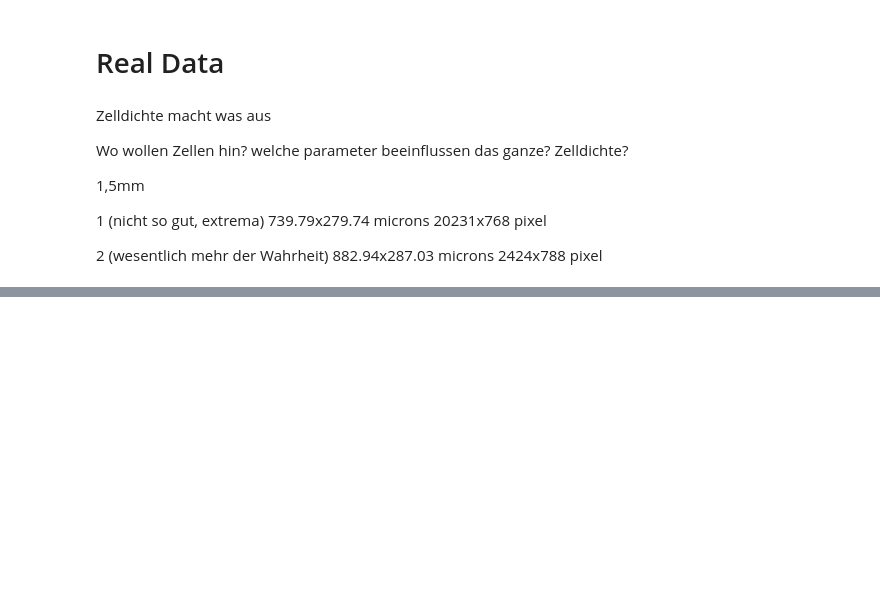
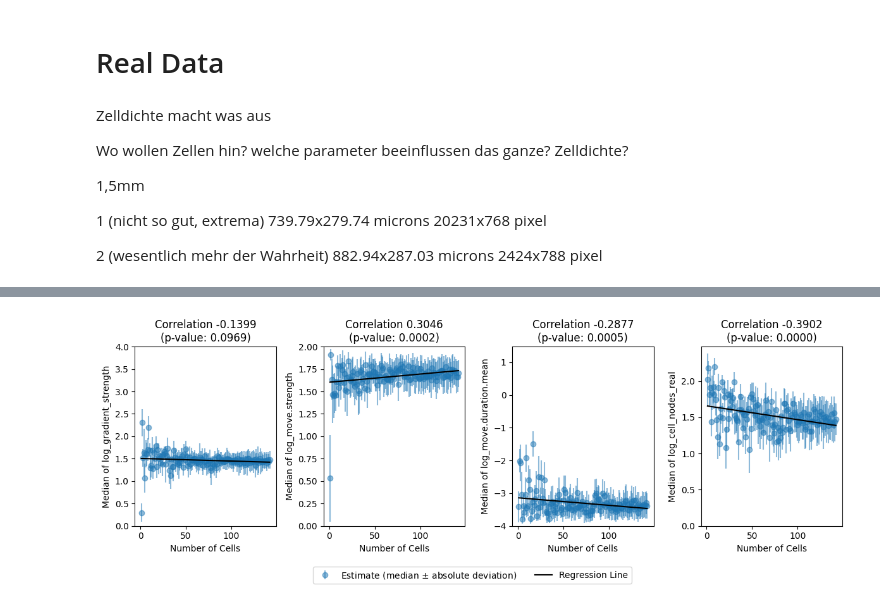
Before and after one commit to arrjon/CellMigration, a Jupyter notebook: learned_summaries/cell_migration_bayesflow.ipynb, the cells around one changed output, grey strips where cells are left out. Saved outputs shown, nothing was run; the diff lists cells and outputs as text; code cells hidden in the pictures; blank space fills up the shorter version.

```diff
--- a/learned_summaries/cell_migration_bayesflow.ipynb
+++ b/learned_summaries/cell_migration_bayesflow.ipynb
@@ -486,0 +627,34 @@ if trainer.amortizer.summary_loss is not None:
+# %%
+real_posterior_samples_partial_median = np.median(real_posterior_samples_partial, axis=1)
+real_posterior_samples_partial_std = median_abs_deviation(real_posterior_samples_partial, axis=1)
+
+real_posterior_samples_artificial_median = np.median(real_posterior_samples_artificial, axis=1)
+real_posterior_samples_artificial_std = median_abs_deviation(real_posterior_samples_artificial, axis=1)
+# %%
+fig, ax = plt.subplots(1, 4, sharex='row', sharey='col', figsize=(12, 4), tight_layout=True)
+
+for i, p_name in enumerate(log_param_names):
+    reg = linregress(n_cell_in_batch, real_posterior_samples_partial_median[:, i])
+
+    ax[i].errorbar(n_cell_in_batch,  real_posterior_samples_partial_median[:, i],
+                  yerr=real_posterior_samples_partial_std[:, i],
+                  fmt='o',
+                  alpha=0.5, label='Estimate (median $\pm$ absolute deviation)' if i == 0 else None)
+
+    reg = linregress(n_cell_in_batch, real_posterior_samples_partial_median[:, i])
+    #if reg.pvalue < 0.01:
+    ax[i].plot(n_cell_in_batch, reg.slope*n_cell_in_batch + reg.intercept,
+                     color='black', label=f'Regression Line' if i == 1 else None,
+                   zorder=4)
+
+
+    ax[i].set_title(f"Correlation {reg.rvalue:.4f}\n(p-value: {reg.pvalue:.4f})")
+    ax[i].set_xlabel('Number of Cells')
+    ax[i].set_ylabel(f'Median of {log_param_names[i]}')
+    ax[i].set_ylim(limits_log[param_names[i]])
+
+fig.legend(loc='lower center', ncol=3, bbox_to_anchor=(0.5, -0.1))
+plt.savefig(f'{trainer.checkpoint_path}/real_ncells_vs_parameter_median.png', bbox_inches='tight')
+plt.show()
+# %% [output]
+[figure, added]
```
Also changed, not shown: parts of 12 cells of this notebook, 24 other files.
